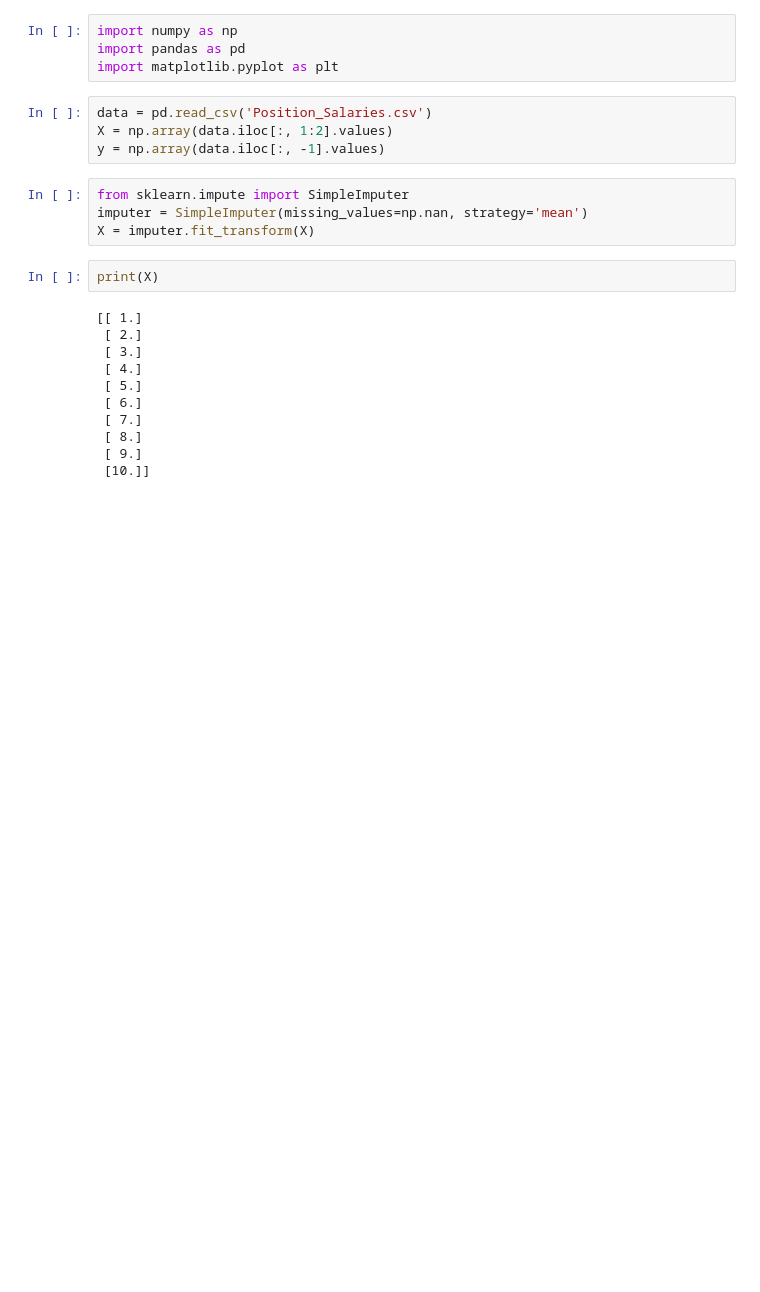
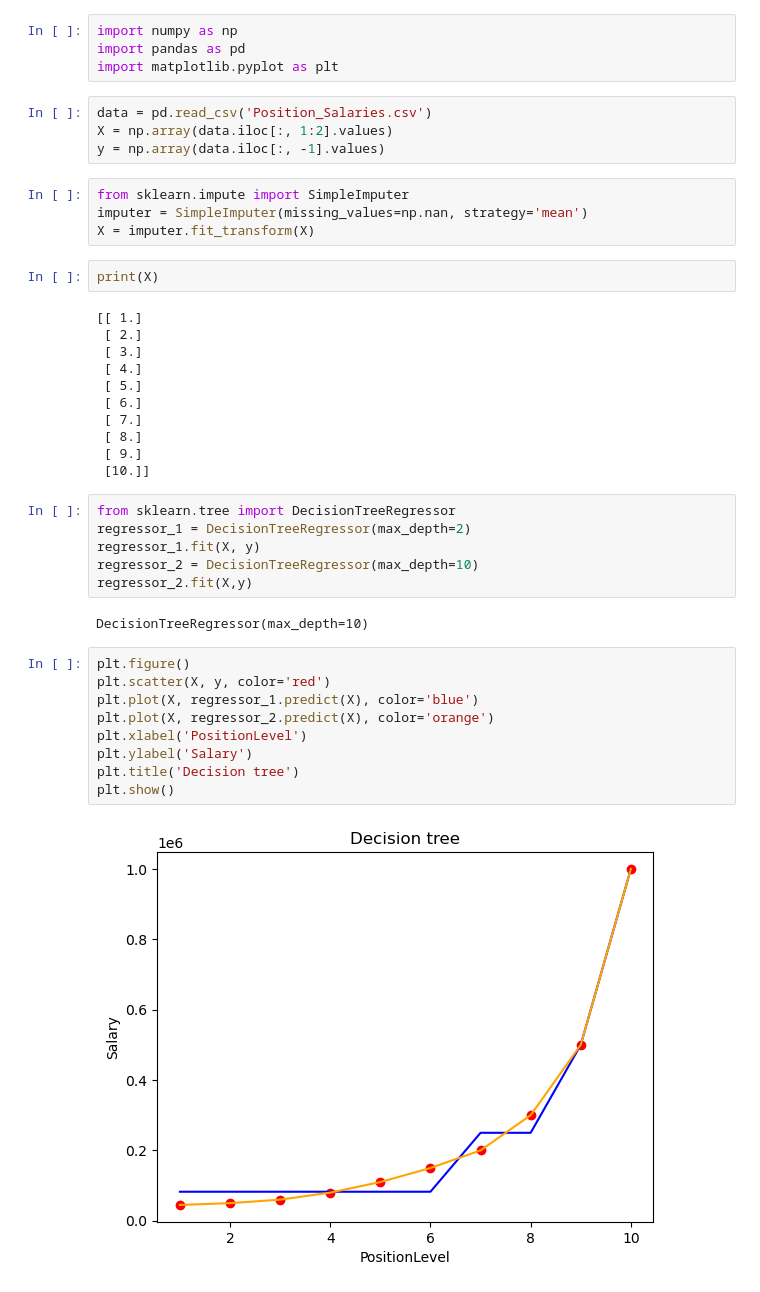
Before and after one commit to thavananh/MachineLearning, a Jupyter notebook: pythonProject1/Machine Learning-A-Z-Codes-Datasets/Machine Learning A-Z (Codes and Datasets)/Part 2 - Regression/Section 8 - Decision Tree Regression/Python/ShamePlace/MyShame.ipynb, the cells around one changed output. Cells and saved outputs as stored; diff of their text form; blank space fills up the shorter version.

```diff
--- a/pythonProject1/Machine Learning-A-Z-Codes-Datasets/Machine Learning A-Z (Codes and Datasets)/Part 2 - Regression/Section 8 - Decision Tree Regression/Python/ShamePlace/MyShame.ipynb
+++ b/pythonProject1/Machine Learning-A-Z-Codes-Datasets/Machine Learning A-Z (Codes and Datasets)/Part 2 - Regression/Section 8 - Decision Tree Regression/Python/ShamePlace/MyShame.ipynb
@@ -23,3 +23,22 @@ print(X)
  [ 8.]
  [ 9.]
  [10.]]
+# %%
+from sklearn.tree import DecisionTreeRegressor
+regressor_1 = DecisionTreeRegressor(max_depth=2)
+regressor_1.fit(X, y)
+regressor_2 = DecisionTreeRegressor(max_depth=10)
+regressor_2.fit(X,y)
+# %% [output]
+DecisionTreeRegressor(max_depth=10)
+# %%
+plt.figure()
+plt.scatter(X, y, color='red')
+plt.plot(X, regressor_1.predict(X), color='blue')
+plt.plot(X, regressor_2.predict(X), color='orange')
+plt.xlabel('PositionLevel')
+plt.ylabel('Salary')
+plt.title('Decision tree')
+plt.show()
+# %% [output]
+[figure, added]
```
